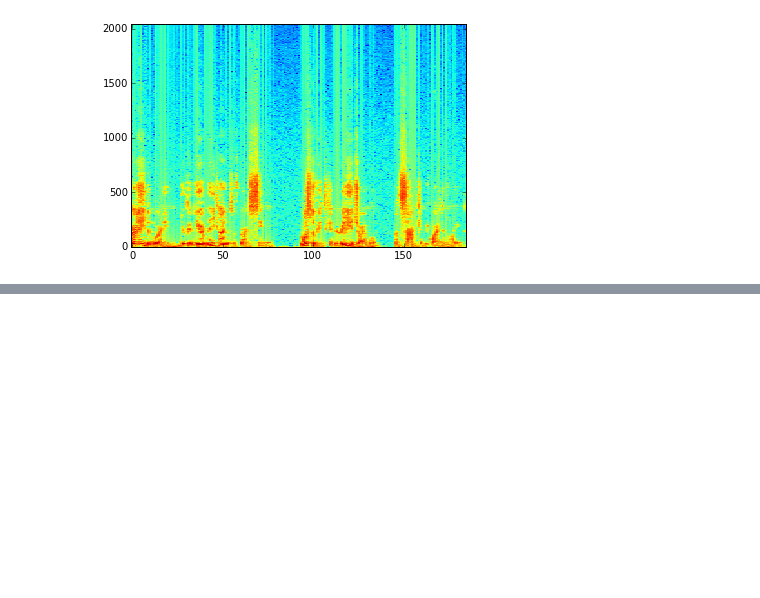
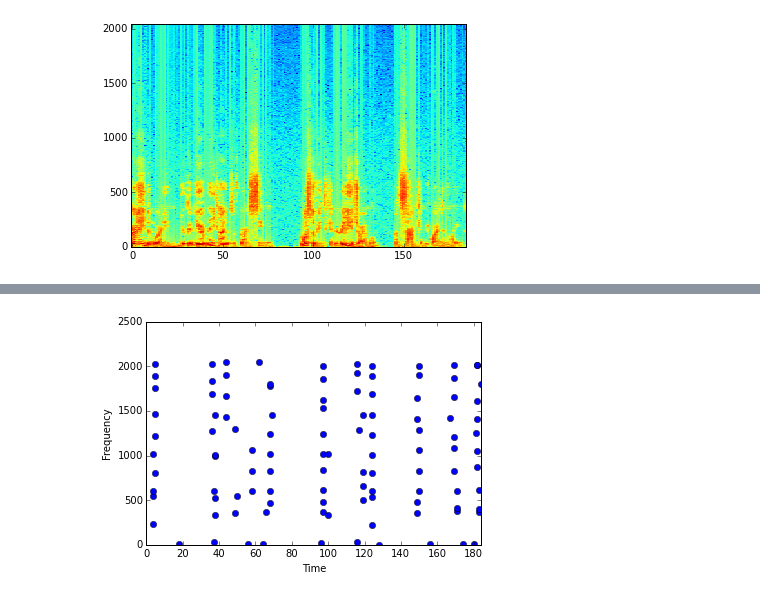
Before and after one commit to yeehanchan/SignalProcessing, a Jupyter notebook: HW2/HW2.ipynb, the cells around one changed output, grey strips where cells are left out. Saved outputs shown, nothing was run; the diff lists cells and outputs as text; code cells hidden in the pictures; blank space fills up the shorter version.

```diff
--- a/HW2/HW2.ipynb
+++ b/HW2/HW2.ipynb
@@ -114,0 +148,4 @@ hashtable1 = hash_table(40,2000,10,peaks1)
+# %%
+plot_peaks(peaks2,0,0)
+# %% [output]
+[figure, added]
```
Also changed, not shown: parts of 29 cells of this notebook, 12 other files.
